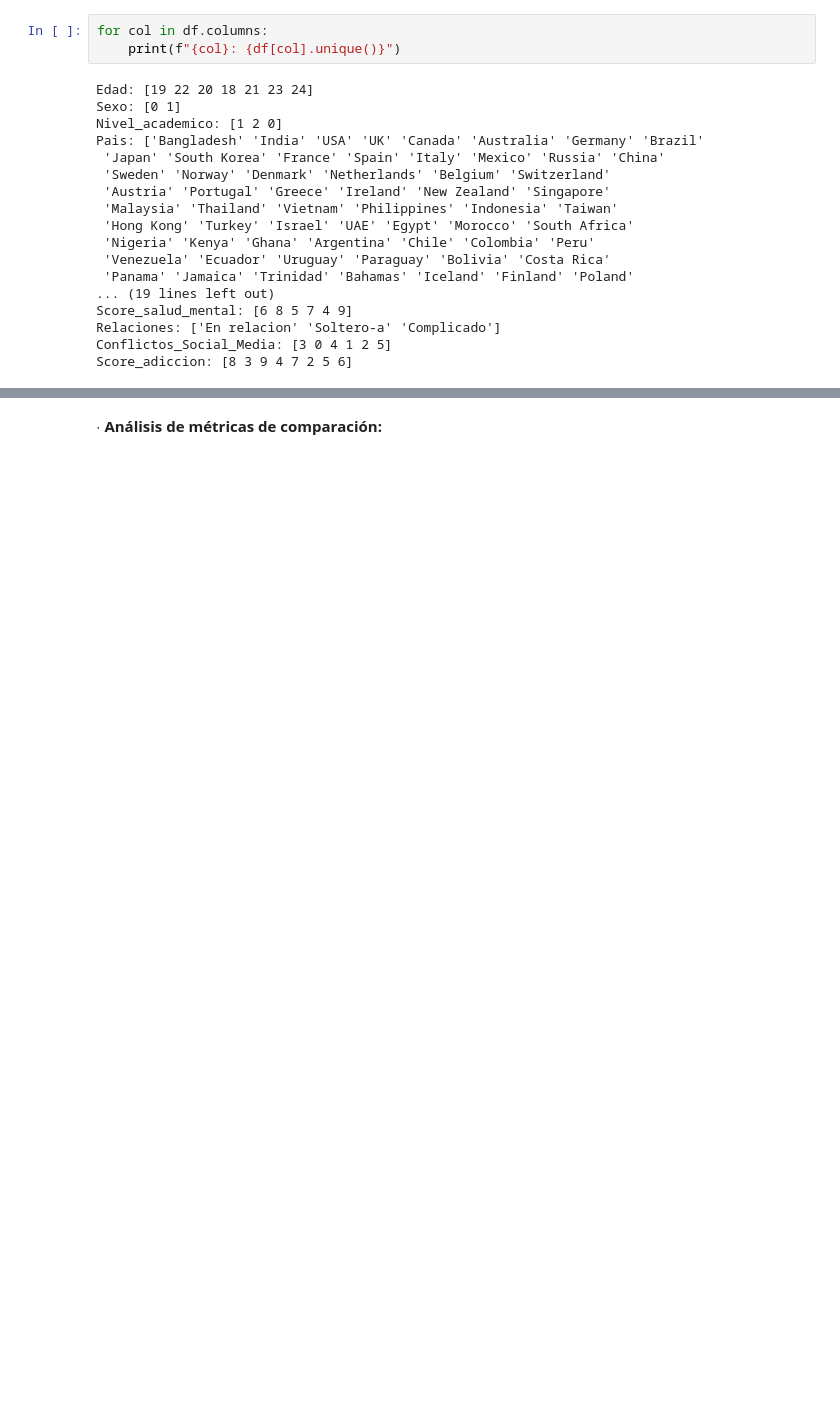
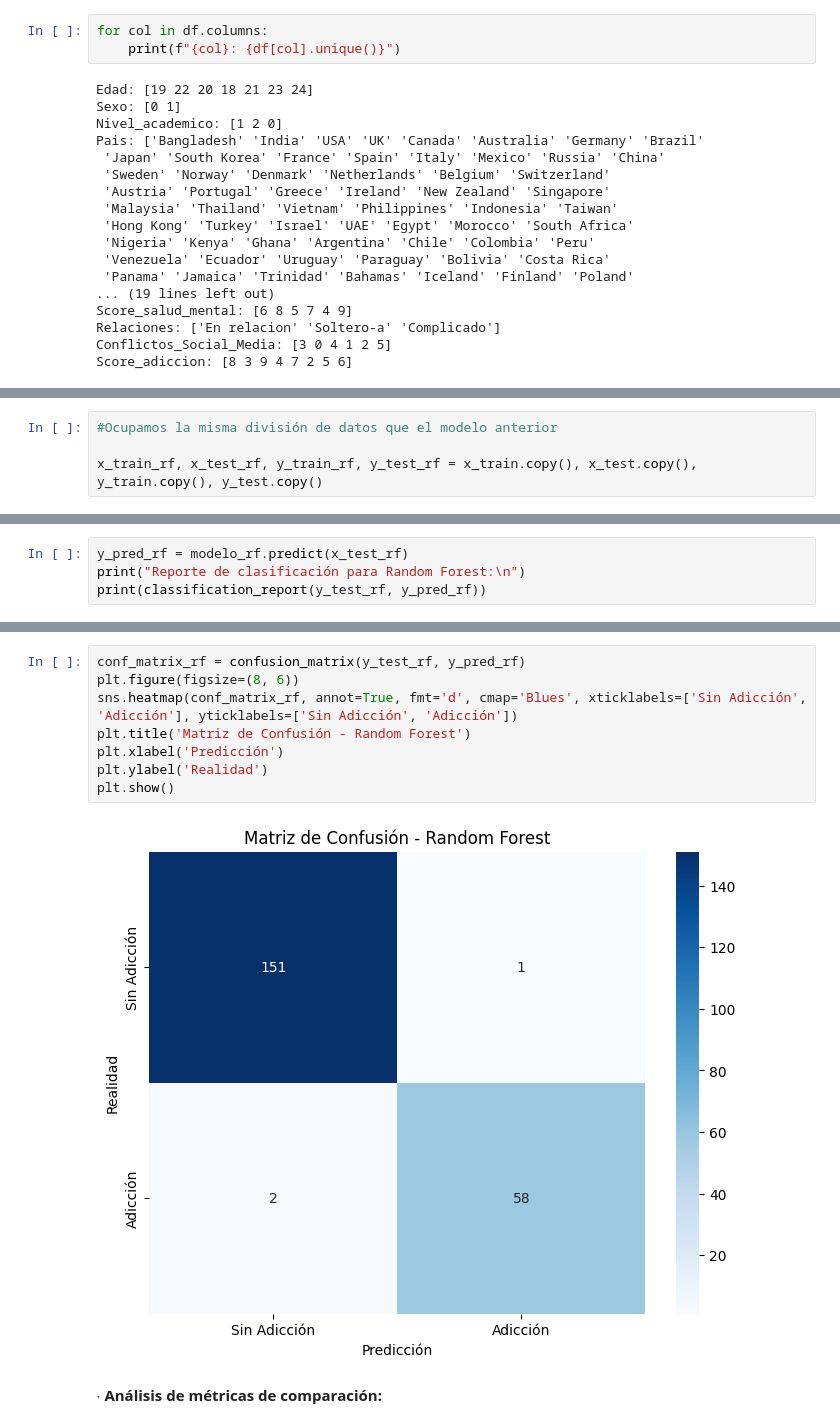
Before and after one commit to Nikolexion/Tarea2Datos, a Jupyter notebook: Tarea2_AD2025.ipynb, the cells around one changed output, grey strips where cells are left out. Cells and saved outputs as stored; diff of their text form; blank space fills up the shorter version.

```diff
--- a/Tarea2_AD2025.ipynb
+++ b/Tarea2_AD2025.ipynb
@@ -105,0 +221,4 @@ Score_adiccion: [8 3 9 4 7 2 5 6]
+# %%
+#Ocupamos la misma división de datos que el modelo anterior
+
+x_train_rf, x_test_rf, y_train_rf, y_test_rf = x_train.copy(), x_test.copy(), y_train.copy(), y_test.copy()
@@ -105,0 +233,4 @@ Score_adiccion: [8 3 9 4 7 2 5 6]
+# %%
+y_pred_rf = modelo_rf.predict(x_test_rf)
+print("Reporte de clasificación para Random Forest:\n")
+print(classification_report(y_test_rf, y_pred_rf))
@@ -106,2 +248,12 @@ Score_adiccion: [8 3 9 4 7 2 5 6]
+# %%
+conf_matrix_rf = confusion_matrix(y_test_rf, y_pred_rf)
+plt.figure(figsize=(8, 6))
+sns.heatmap(conf_matrix_rf, annot=True, fmt='d', cmap='Blues', xticklabels=['Sin Adicción', 'Adicción'], yticklabels=['Sin Adicción', 'Adicción'])
+plt.title('Matriz de Confusión - Random Forest')
+plt.xlabel('Predicción')
+plt.ylabel('Realidad')
+plt.show()
+# %% [output]
+[figure, added]
 # %% [markdown]
 **$\cdot$ Análisis de métricas de comparación:**
```
Also changed, not shown: parts of 38 cells of this notebook.
